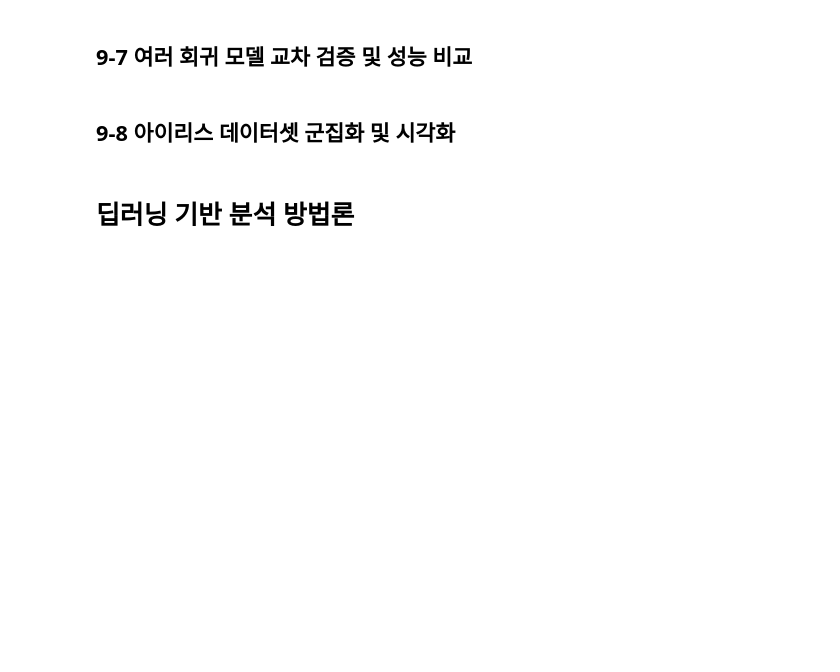
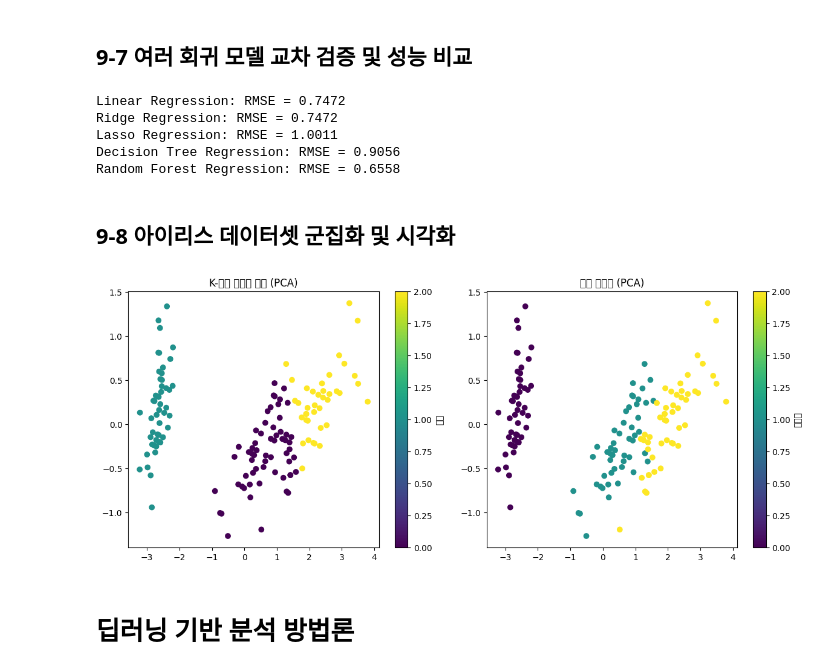
Before and after one commit to ihkim0/Data-Analysis-with-Open-Source, a Jupyter notebook: 오픈소스_데이터_분석_9강.ipynb, the cells around one changed output. Drawn from its saved outputs; the diff is of its cells as text; code cells hidden in the pictures; blank space fills up the shorter version.

```diff
--- a/오픈소스_데이터_분석_9강.ipynb
+++ b/오픈소스_데이터_분석_9강.ipynb
@@ -381,47 +437,65 @@ y = california.target
 
 ## 다양한 회귀 모델 정의
 models = {
+    'Linear Regression': LinearRegression(),
+    'Ridge Regression': Ridge(),
+    'Lasso Regression': Lasso(),
+    'Decision Tree Regression': DecisionTreeRegressor(),
+    'Random Forest Regression': RandomForestRegressor()
 }
 
 ## 각 모델별 교차 검증 수행 및 RMSE 출력
 for name, model in models.items():
     ## 5-폴드 교차 검증으로 MSE(평균 제곱 오차) 계산
+    # neg_mean_squared_error: 맞았다, 틀렸다 구할 수 없으니 평균오차 발생 정도로 - 작을수록 유리
     scores = cross_val_score(model, X, y, cv=5, scoring='neg_mean_squared_error')
     rmse = (-scores.mean()) ** 0.5 ## MSE를 RMSE로 변환
     print(f"{name}: RMSE = {rmse:.4f}")
+# %% [output]
+Linear Regression: RMSE = 0.7472
+Ridge Regression: RMSE = 0.7472
+Lasso Regression: RMSE = 1.0011
+Decision Tree Regression: RMSE = 0.9056
+Random Forest Regression: RMSE = 0.6558
 # %% [markdown]
 ## 9-8 아이리스 데이터셋 군집화 및 시각화
 # %%
 from sklearn.cluster import KMeans, DBSCAN
 from sklearn.decomposition import PCA
 import matplotlib.pyplot as plt
 from sklearn.datasets import load_iris
 
 ## 아이리스 데이터셋 로드
 iris = load_iris()
 X = iris.data
 y = iris.target
 
 ## K-평균 군집화 수행
+kmeans = KMeans(n_clusters=3)
+cluster_labels = kmeans.fit_predict(X)
 
 ## PCA를 이용한 차원 축소 (2차원)
+pca = PCA(n_components=2)
+X_pca = pca.fit_transform(X)
 
 ## 군집화 결과 및 실제 클래스 시각화
 plt.figure(figsize=(12, 5))
 
 ## K-평균 군집화 결과 시각화
 plt.subplot(1, 2, 1)
 scatter = plt.scatter(X_pca[:, 0], X_pca[:, 1], c=cluster_labels, cmap='viridis')
 plt.title('K-평균 군집화 결과 (PCA)')
 plt.colorbar(scatter, label='군집')
 
 ## 실제 클래스 시각화
 plt.subplot(1, 2, 2)
 scatter = plt.scatter(X_pca[:, 0], X_pca[:, 1], c=y, cmap='viridis')
 plt.title('실제 클래스 (PCA)')
 plt.colorbar(scatter, label='클래스')
 plt.tight_layout()
 plt.show()
+# %% [output]
+[figure, added]
 # %% [markdown]
 # 딥러닝 기반 분석 방법론
 # %% [markdown]
```
Also changed, not shown: parts of 8 cells of this notebook.
